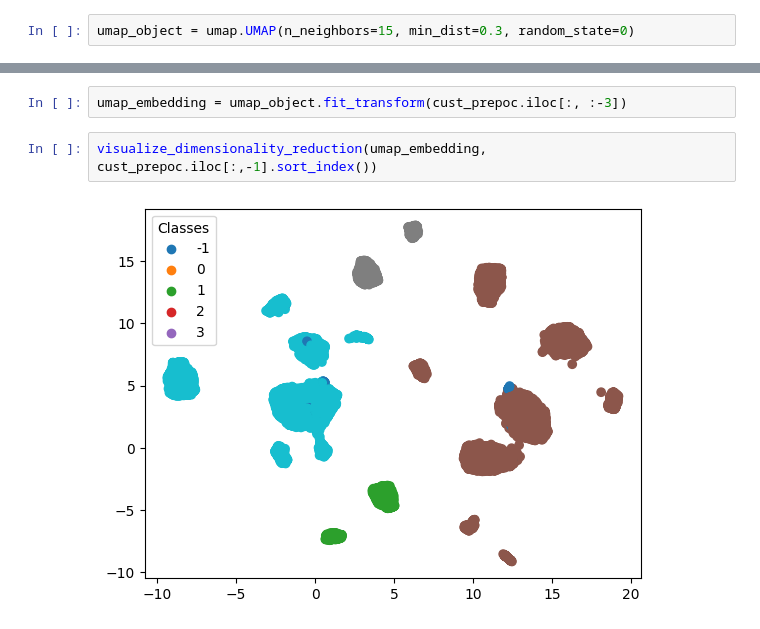
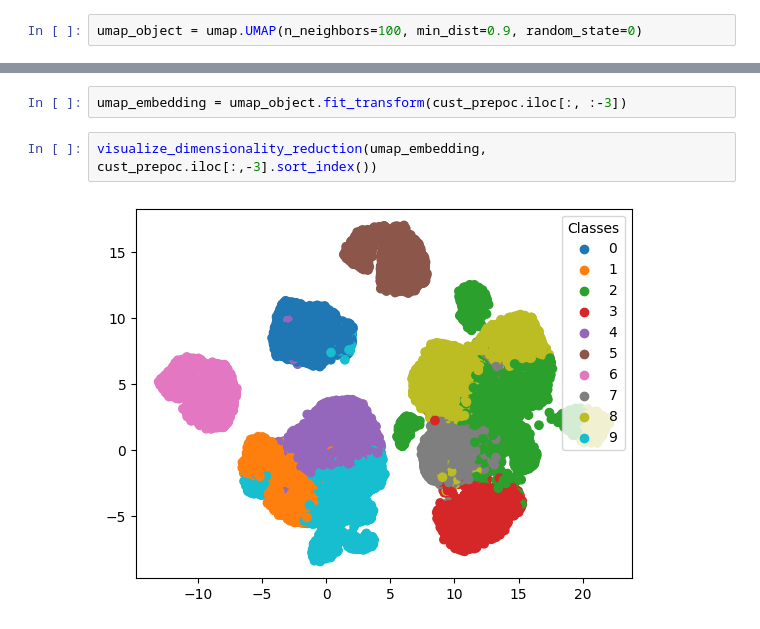
Before and after one commit to JoaoF7/Project-ML, a Jupyter notebook: Preprocessing.ipynb, the cells around one changed output, grey strips where cells are left out. Saved outputs shown, nothing was run; the diff lists cells and outputs as text.

Commit message:
umap

```diff
--- a/Preprocessing.ipynb
+++ b/Preprocessing.ipynb
@@ -476,12 +475,12 @@ Name: count, dtype: int64
 # %% [markdown]
 ## UMAP
 # %%
-umap_object = umap.UMAP(n_neighbors=15, min_dist=0.3, random_state=0)
+umap_object = umap.UMAP(n_neighbors=100, min_dist=0.9, random_state=0)
 # %%
 cust_prepoc = cust_prepoc.sort_index()
 # %%
 umap_embedding = umap_object.fit_transform(cust_prepoc.iloc[:, :-3])
 # %%
-visualize_dimensionality_reduction(umap_embedding, cust_prepoc.iloc[:,-1].sort_index())
+visualize_dimensionality_reduction(umap_embedding, cust_prepoc.iloc[:,-3].sort_index())
 # %% [output]
-[figure, old version]
+[figure, new version]
```
Also changed, not shown: parts of 1 cell of this notebook.
